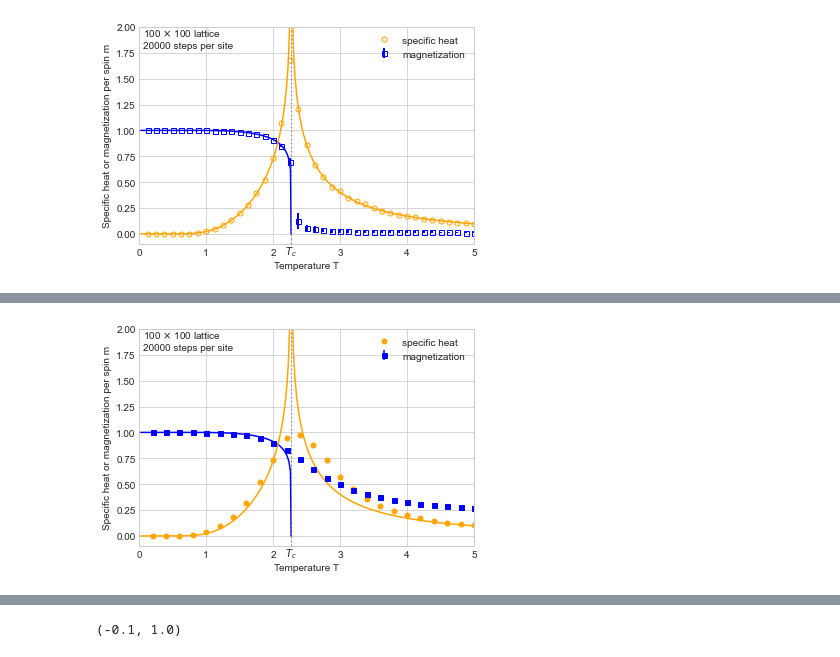
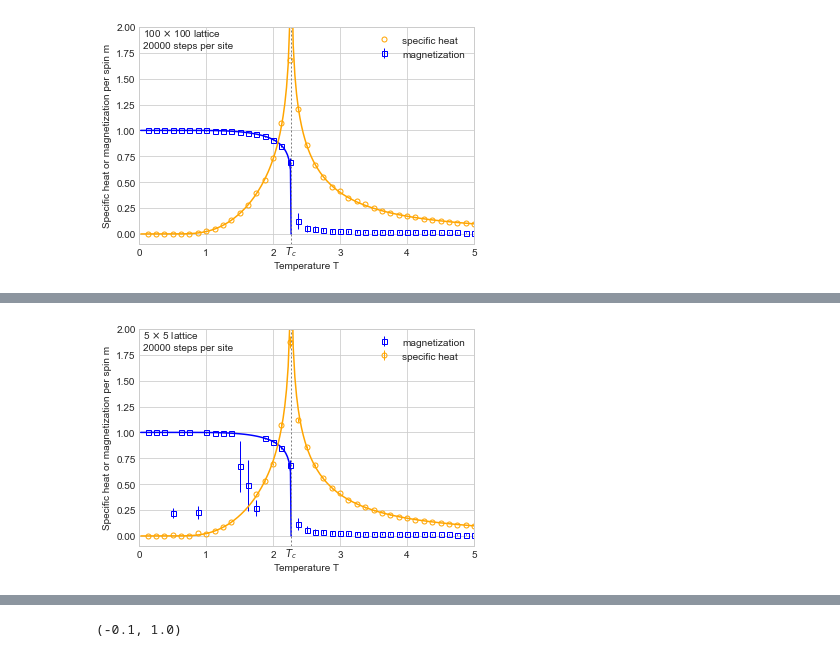
Before and after one commit to holywater2/2021F_Monte_Carlo, a Jupyter notebook: Code_F21_MonteCarlo/Newman_Barkema/python/Data_Plotting.ipynb, the cells around one changed output, grey strips where cells are left out. Drawn from its saved outputs; the diff is of its cells as text; code cells hidden in the pictures.

```diff
--- a/Code_F21_MonteCarlo/Newman_Barkema/python/Data_Plotting.ipynb
+++ b/Code_F21_MonteCarlo/Newman_Barkema/python/Data_Plotting.ipynb
@@ -92,3 +92,32 @@ plt.xlabel('Temperature T')
 plt.show()
 # %% [output]
 [figure]
+# %%
+a = pd.read_csv("../C++/Result/Wolff_c_100_int40_2.csv")
+T2 = a.iloc[:,1].values
+M2 = a.iloc[:,2].values
+C2 = a.iloc[:,3].values
+M2error = np.sqrt(1/(18000-1)*abs(a.iloc[:,5].values/10000-(a.iloc[:,4].values/100)**2))
+
+plt.style.use('seaborn-whitegrid')
+plt.rcParams['text.usetex'] = False
+
+plt.ylim(-0.1,2.6)
+plt.xlim(0,5)
+plt.errorbar(T2,M2,yerr=M2error, lw=1, linestyle='', marker='s', markersize=5, color='b', label='magnetization',mfc='none')
+plt.plot(T2,C2,linestyle='', marker='o', markersize=5, color='orange', label='specific heat',mfc='none')
+plt.plot(ExactT,Exactm, color='b')
+plt.plot(ExactT2,ExactC, color='orange')
+
+
+plt.axvline(x=2/np.log(1+np.sqrt(2)),c='grey',lw=1,dashes=[2,2])
+plt.legend()
+plt.text(2.202,2.35,"100 $\\times$ 100 lattice")
+plt.text(2.203,2.23,"Wolff Algorithms")
+# plt.text(0.05,1.79,"20000 steps per site")
+# plt.text(2.27, -0.2, '$T_c$', ha='center')
+
+
+plt.ylabel('Specific heat or magnetization per spin m')
+plt.xlabel('Temperature T')
+plt.show()
@@ -95,29 +126,28 @@ plt.show()
 # %%
-a = pd.read_csv("../C++/Wolff_c_5_int25.csv")
+a = pd.read_csv("../C++/Result/Metropolis_c_100_int40_1.csv")
 T2 = a.iloc[:,1].values
 M2 = a.iloc[:,2].values
 C2 = a.iloc[:,3].values
-M2error = np.sqrt(1/(18000-1)*abs(a.iloc[:,5].values/10000-(a.iloc[:,4].values/100)**2))
+M2error = np.sqrt(1/(20000)*abs(a.iloc[:,5].values/10000-(a.iloc[:,4].values/100)**2))
+C2error = a.iloc[:,9].values
 
 plt.style.use('seaborn-whitegrid')
 
 plt.ylim(-0.1,2)
 plt.xlim(0,5)
-plt.errorbar(T2,M2,M2error,linestyle='', marker='s', markersize=5, color='b', label='magnetization')
-plt.plot(T2,C2, linestyle='', marker='o', markersize=5, color='orange', label='specific heat')
+plt.errorbar(T2,M2,yerr=M2error, lw=1, linestyle='', marker='s', markersize=5, color='b', label='magnetization',mfc='none')
+plt.errorbar(T2,C2,yerr=C2error, lw=1,linestyle='', marker='o', markersize=5, color='orange', label='specific heat', mfc='none')
 plt.plot(ExactT,Exactm, color='b')
 plt.plot(ExactT2,ExactC, color='orange')
 
-
 plt.axvline(x=2/np.log(1+np.sqrt(2)),c='grey',lw=1,dashes=[2,2])
 plt.legend()
-plt.text(0.05,1.91,"100 $\\times$ 100 lattice")
+plt.text(0.05,1.91,"5 $\\times$ 5 lattice")
 plt.text(0.05,1.79,"20000 steps per site")
 plt.text(2.27, -0.2, '$T_c$', ha='center')
-
 
 plt.ylabel('Specific heat or magnetization per spin m')
 plt.xlabel('Temperature T')
 plt.show()
 # %% [output]
-[figure, old version]
+[figure, new version]
```
Also changed, not shown: parts of 10 cells of this notebook, 1 other file.
